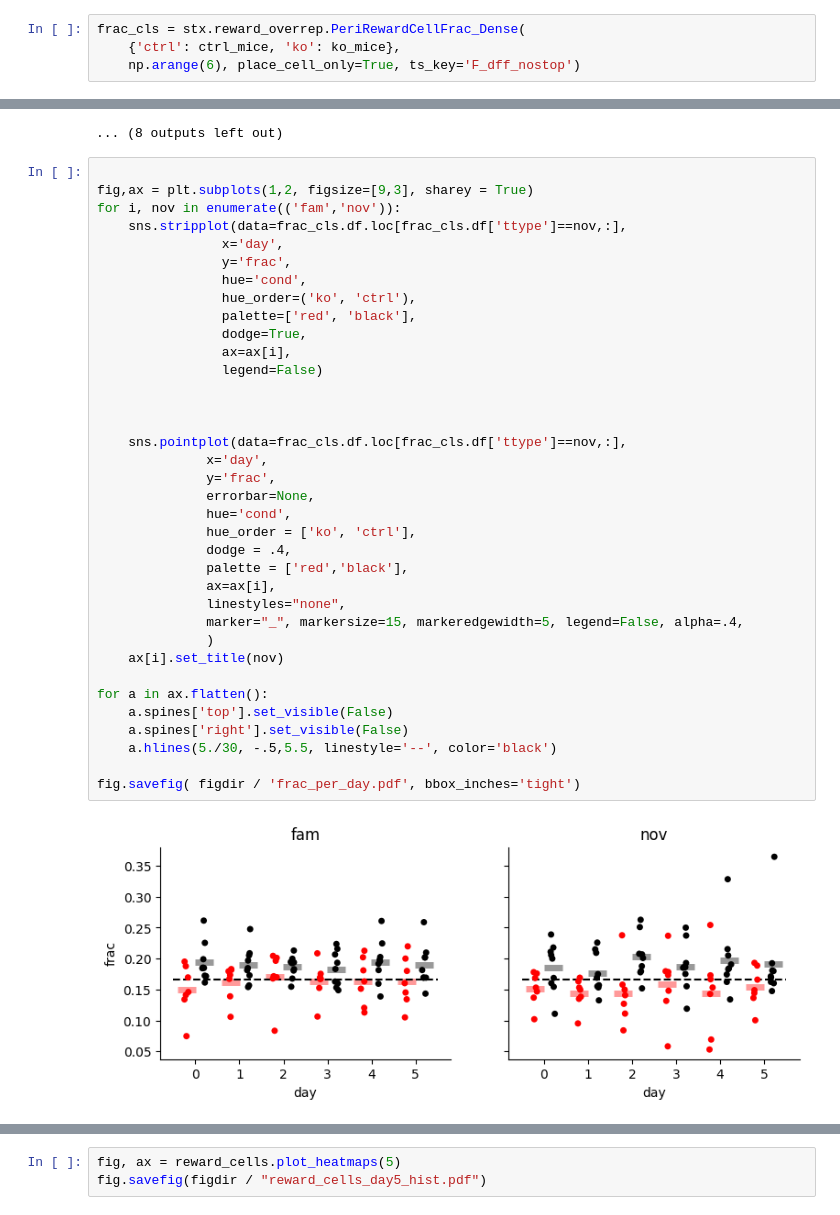
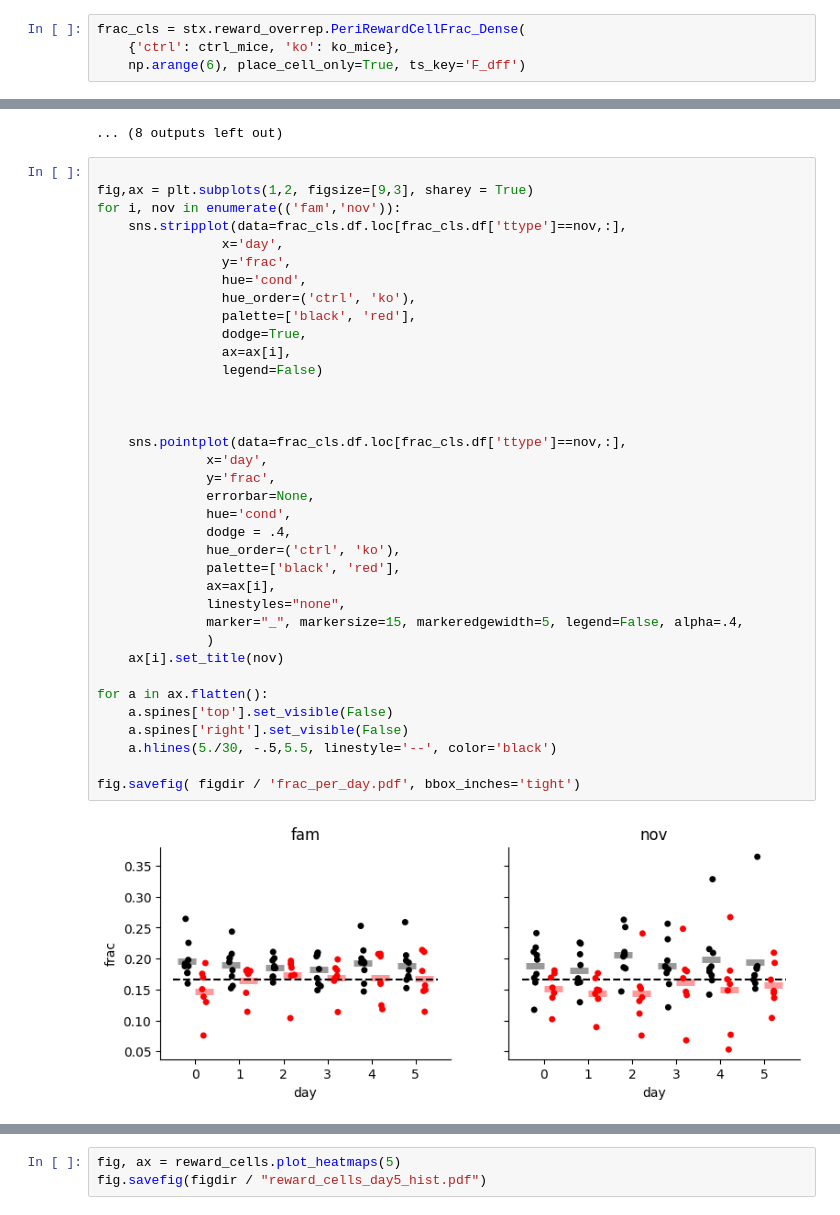
Before and after one commit to GiocomoLab/STX3KO_analyses, a Jupyter notebook: notebooks/figure4/reward_overrep.ipynb, the cells around one changed output, grey strips where cells are left out. Saved outputs shown, nothing was run; the diff lists cells and outputs as text.

```diff
--- a/notebooks/figure4/reward_overrep.ipynb
+++ b/notebooks/figure4/reward_overrep.ipynb
@@ -57,7 +51,7 @@ sess = u.load_single_day(ctrl_mice[1],3, trial_mat_keys=['F_dff_nostop',])
 # %%
 frac_cls = stx.reward_overrep.PeriRewardCellFrac_Dense(
     {'ctrl': ctrl_mice, 'ko': ko_mice},
-    np.arange(6), place_cell_only=True, ts_key='F_dff_nostop')
+    np.arange(6), place_cell_only=True, ts_key='F_dff')
 # %% [output]
 {'date': '29_11_2020', 'scene': 'YMaze_LNovel', 'session': 1, 'scan': 3, 'novel_arm': -1, 'ravel_ind': 0}
 {'date': '30_11_2020', 'scene': 'YMaze_LNovel', 'session': 1, 'scan': 7, 'novel_arm': -1, 'ravel_ind': 1}
@@ -110,38 +104,38 @@ fig,ax = plt.subplots(1,2, figsize=[9,3], sharey = True)
 for i, nov in enumerate(('fam','nov')):
     sns.stripplot(data=frac_cls.df.loc[frac_cls.df['ttype']==nov,:],
                 x='day',
                 y='frac',
                 hue='cond',
-                hue_order=('ko', 'ctrl'),
-                palette=['red', 'black'],
+                hue_order=('ctrl', 'ko'),
+                palette=['black', 'red'],
                 dodge=True,
                 ax=ax[i],
                 legend=False)
 
 
 
     sns.pointplot(data=frac_cls.df.loc[frac_cls.df['ttype']==nov,:],
               x='day',
               y='frac',
               errorbar=None,
               hue='cond',
-              hue_order = ['ko', 'ctrl'],
               dodge = .4,
-              palette = ['red','black'],
+              hue_order=('ctrl', 'ko'),
+              palette=['black', 'red'],
               ax=ax[i],
               linestyles="none",
               marker="_", markersize=15, markeredgewidth=5, legend=False, alpha=.4,
               )
     ax[i].set_title(nov)
 
 for a in ax.flatten():
     a.spines['top'].set_visible(False)
     a.spines['right'].set_visible(False)
     a.hlines(5./30, -.5,5.5, linestyle='--', color='black')
 
 fig.savefig( figdir / 'frac_per_day.pdf', bbox_inches='tight')
 # %% [output]
-[figure, old version]
+[figure, new version]
 # %%
 frac_cls.df.head()
 # %% [output]
```
Also changed, not shown: parts of 19 cells of this notebook, 3 other files.
